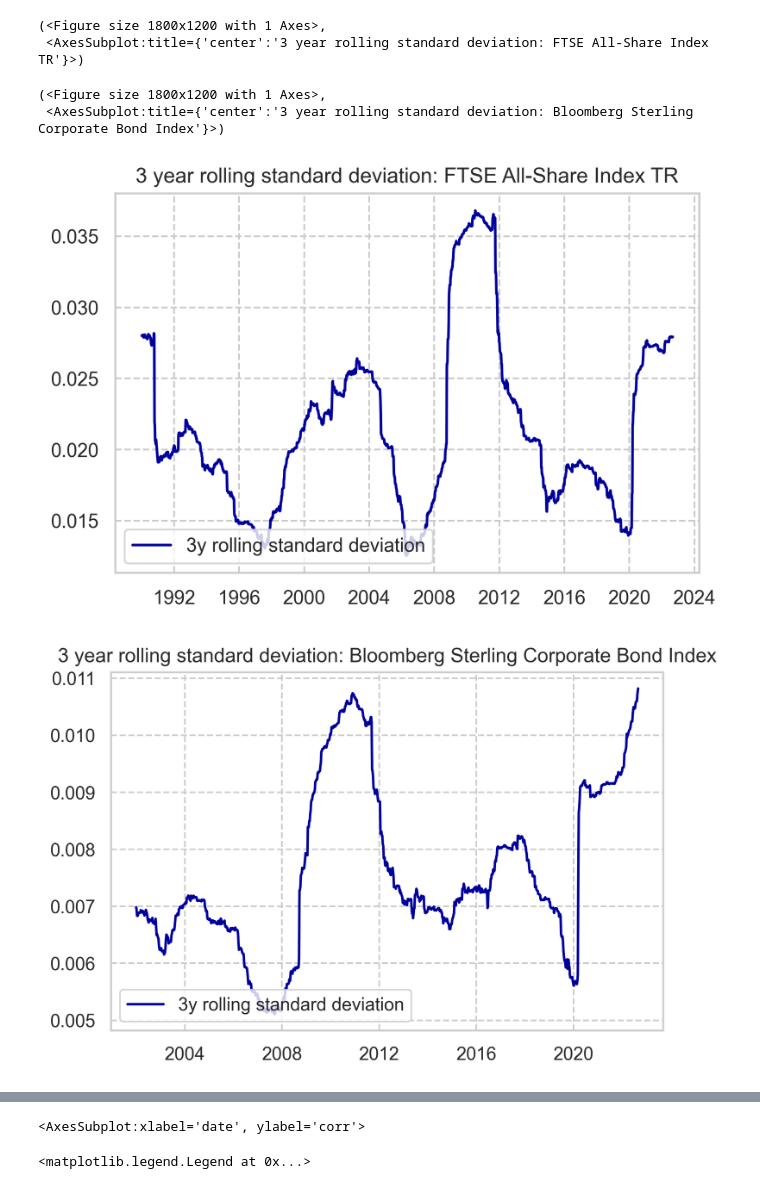
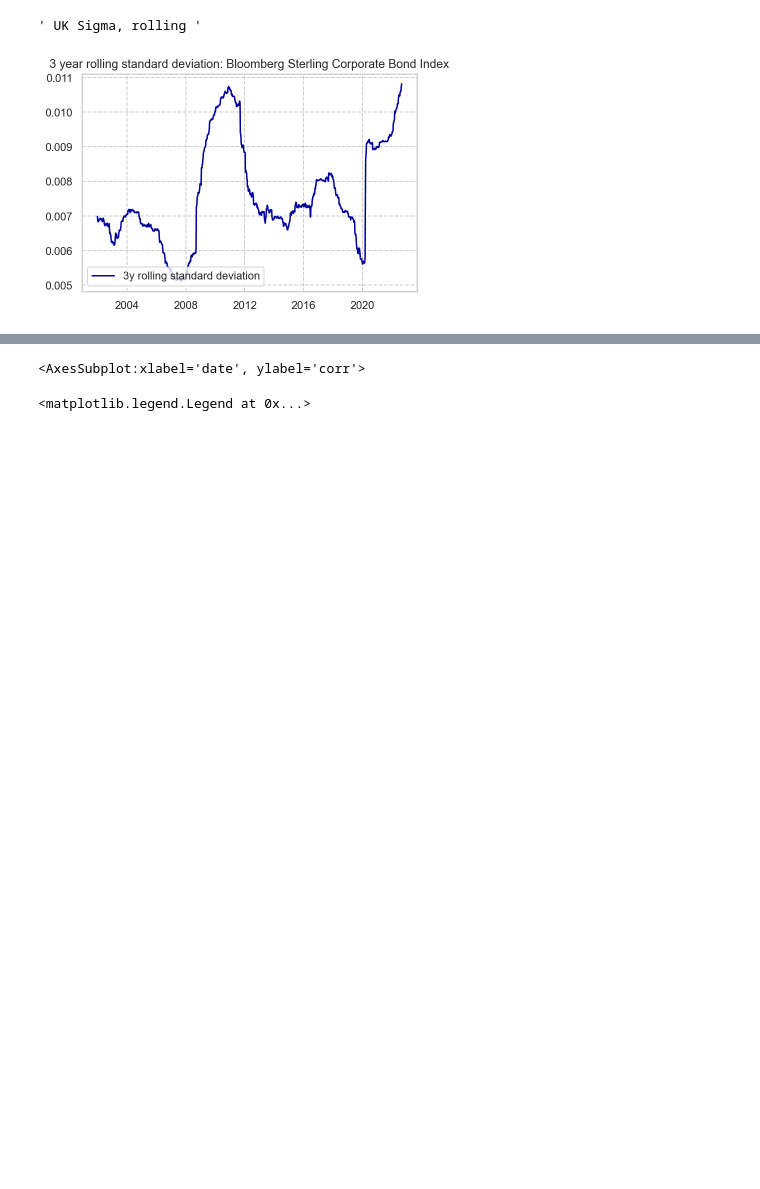
Before and after one commit to TimmieBengtsson/bachelors_project, a Jupyter notebook: bsc_script.ipynb, the cells around one changed output, grey strips where cells are left out. Saved outputs shown, nothing was run; the diff lists cells and outputs as text; code cells hidden in the pictures; blank space fills up the shorter version.

```diff
--- a/bsc_script.ipynb
+++ b/bsc_script.ipynb
@@ -20,7 +22,7 @@ import plot_utils
 # %%
 #figre options
-plt.rcParams['figure.dpi'] = 300
-plt.rcParams['savefig.dpi'] = 300
+# plt.rcParams['figure.dpi'] = 300
+# plt.rcParams['savefig.dpi'] = 300
 # %%
 from data import credit_data_reader
 df = credit_data_reader.credit_data_reader()
@@ -150,16 +147,12 @@ plot_utils.sigma_plot(sp_tr, weeks)
 [figure]
 # %%
-# UK Sigma, rolling
+""" UK Sigma, rolling """
 weeks = 156
-plot_utils.sigma_plot(ftse_tr, weeks)
-plot_utils.sigma_plot(uk_corp_ig, weeks)
+# fig, axs = plot_utils.sigma_plot(ftse_tr, weeks)
+fig, axs = plot_utils.sigma_plot(uk_corp_ig, weeks)
 
 # plt.savefig('bsc_plots/3y_sigma_ftsetr.eps', dpi=600)
 # %% [output]
-(<Figure size 1800x1200 with 1 Axes>,
- <AxesSubplot:title={'center':'3 year rolling standard deviation: FTSE All-Share Index TR'}>)
+' UK Sigma, rolling '
-(<Figure size 1800x1200 with 1 Axes>,
- <AxesSubplot:title={'center':'3 year rolling standard deviation: Bloomberg Sterling Corporate Bond Index'}>)
-[figure, old version]
+[figure, new version]
-[figure, removed]
 # %%
```
Also changed, not shown: parts of 20 cells of this notebook, 4 other files.
